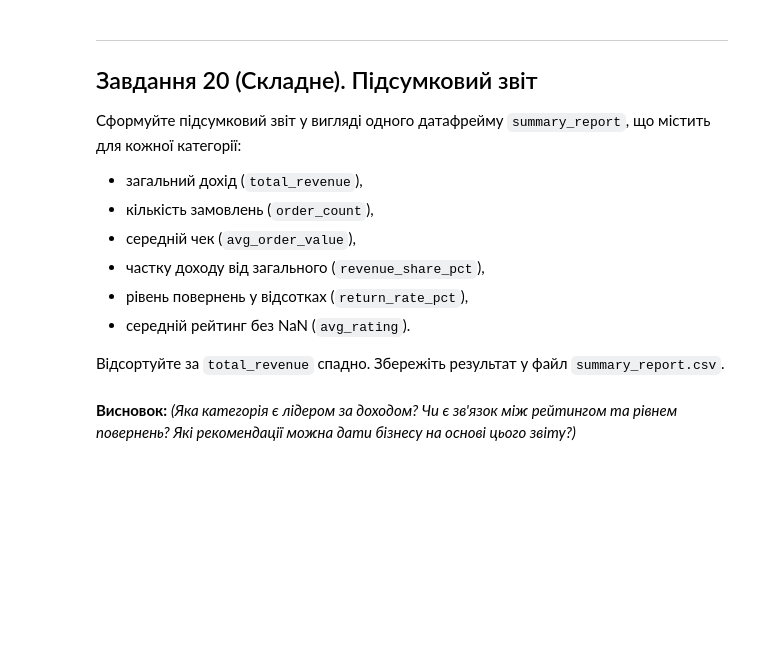
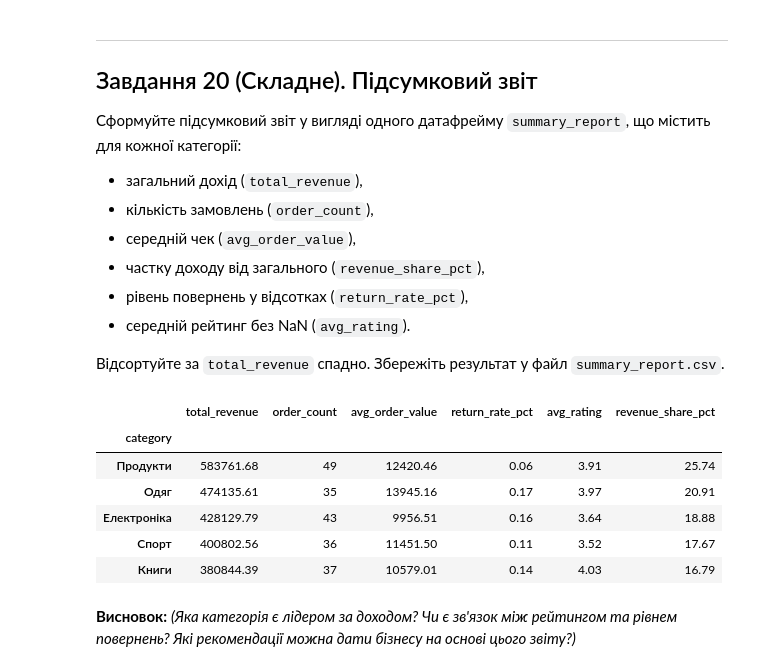
Before and after one commit to zzzer0-wav/myDTA_2026, a Jupyter notebook: classmade/PANDAS_tasks_beginners_DTA.ipynb, the cells around one changed output. Drawn from its saved outputs; the diff is of its cells as text; code cells hidden in the pictures; blank space fills up the shorter version.

```diff
--- a/classmade/PANDAS_tasks_beginners_DTA.ipynb
+++ b/classmade/PANDAS_tasks_beginners_DTA.ipynb
@@ -870,0 +874,25 @@ df
+# %%
+# Ваш код тут
+summary_report = df.groupby('category').agg(
+    total_revenue=('total', 'sum'),
+    order_count=('order_id', 'count'),
+    avg_order_value=('total', 'mean'),
+    return_rate_pct=('is_returned', 'mean'),
+    avg_rating=('rating', 'mean')
+).round(2)
+
+summary_report['revenue_share_pct'] = (
+    summary_report['total_revenue'] / summary_report['total_revenue'].sum() * 100
+).round(2)
+
+summary_report = summary_report.sort_values('total_revenue', ascending=False)
+
+summary_report
+# %% [output]
+|  | total_revenue | order_count | avg_order_value | return_rate_pct | avg_rating | revenue_share_pct |
+| category |  |  |  |  |  |  |
+| Продукти | 583761.68 | 49 | 12420.46 | 0.06 | 3.91 | 25.74 |
+| Одяг | 474135.61 | 35 | 13945.16 | 0.17 | 3.97 | 20.91 |
+| Електроніка | 428129.79 | 43 | 9956.51 | 0.16 | 3.64 | 18.88 |
+| Спорт | 400802.56 | 36 | 11451.50 | 0.11 | 3.52 | 17.67 |
+| Книги | 380844.39 | 37 | 10579.01 | 0.14 | 4.03 | 16.79 |
```
Also changed, not shown: parts of 5 cells of this notebook.
